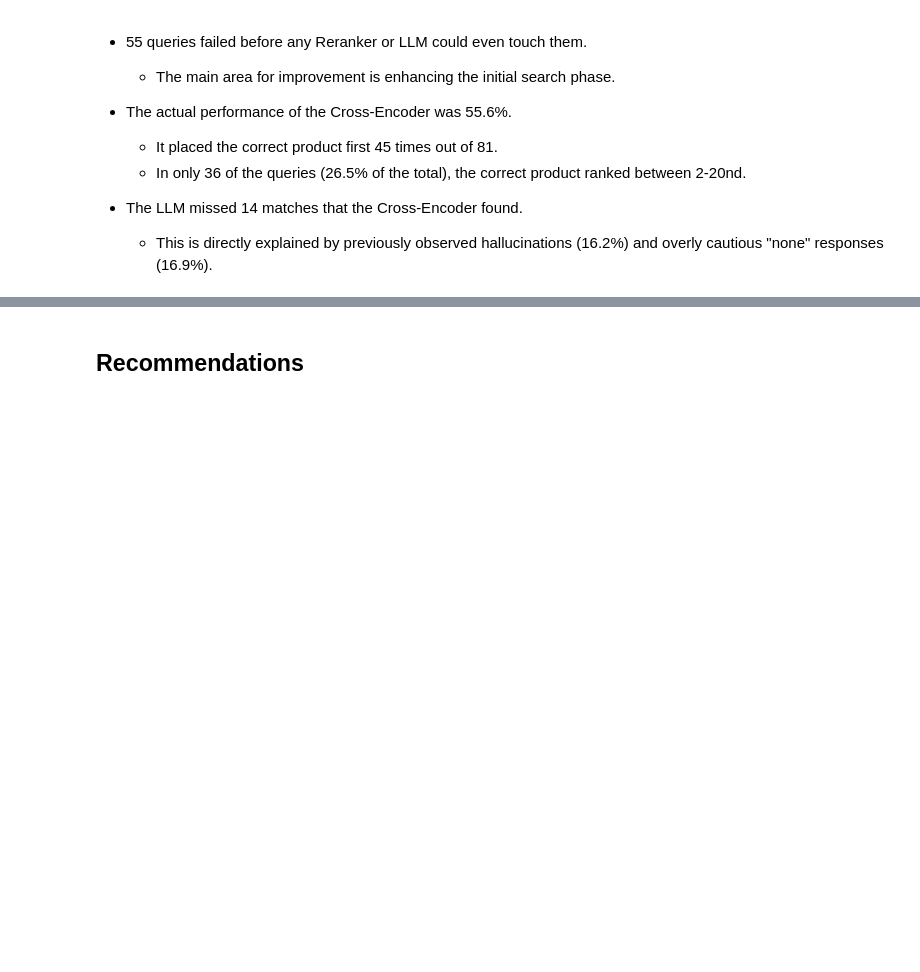
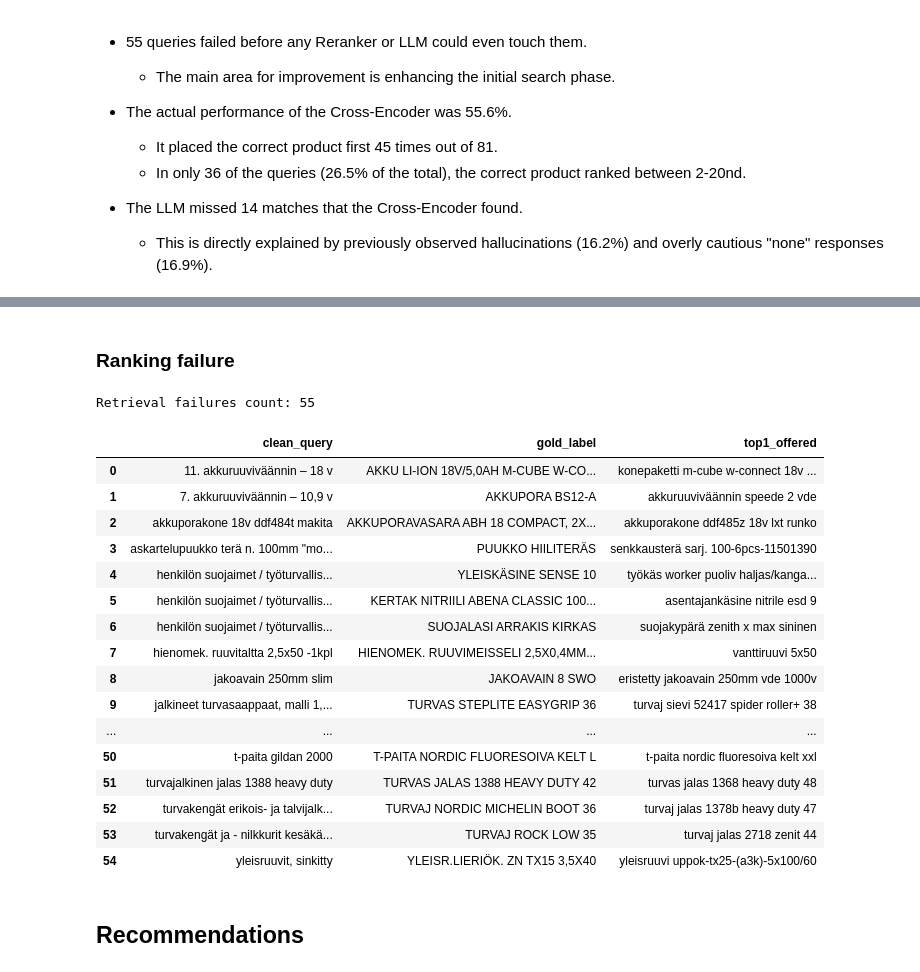
Before and after one commit to lepistsa-uni/semantic-product-search, a Jupyter notebook: notebooks/10_error_analysis.ipynb, the cells around one changed output, grey strips where cells are left out. Drawn from its saved outputs; the diff is of its cells as text; code cells hidden in the pictures; blank space fills up the shorter version.

```diff
--- a/notebooks/10_error_analysis.ipynb
+++ b/notebooks/10_error_analysis.ipynb
@@ -212,3 +352,40 @@ plt.show()
+# %% [markdown]
+### Ranking failure
+# %%
+retrieval_fail_queries = df_funnel[~df_funnel['in_hybrid_top20']]['clean_query']
+retrieval_errors = []
+for q in retrieval_fail_queries:
+    q_rows = reranked_top20[reranked_top20['clean_query'] == q]
+    gold_label = df_funnel[df_funnel['clean_query'] == q]['gold_label'].values[0]
+    top1_label = q_rows[q_rows['rank'] == 1]['clean_label'].values[0] if not q_rows.empty else 'None'
+
+    retrieval_errors.append({
+        'clean_query': q,
+        'gold_label': gold_label,
+        'top1_offered': top1_label
+    })
+df_retrieval_errors = pd.DataFrame(retrieval_errors)
+print(f"Retrieval failures count: {len(df_retrieval_errors)}")
+df_retrieval_errors
+# %% [output]
+Retrieval failures count: 55
+|  | clean_query | gold_label | top1_offered |
+| 0 | 11. akkuruuviväännin – 18 v | AKKU LI-ION 18V/5,0AH M-CUBE W-CO... | konepaketti m-cube w-connect 18v ... |
+| 1 | 7. akkuruuviväännin – 10,9 v | AKKUPORA BS12-A | akkuruuviväännin speede 2 vde |
+| 2 | akkuporakone 18v ddf484t makita | AKKUPORAVASARA ABH 18 COMPACT, 2X... | akkuporakone ddf485z 18v lxt runko |
+| 3 | askartelupuukko terä n. 100mm "mo... | PUUKKO HIILITERÄS | senkkausterä sarj. 100-6pcs-11501390 |
+| 4 | henkilön suojaimet / työturvallis... | YLEISKÄSINE SENSE 10 | työkäs worker puoliv haljas/kanga... |
+| 5 | henkilön suojaimet / työturvallis... | KERTAK NITRIILI ABENA CLASSIC 100... | asentajankäsine nitrile esd 9 |
+| 6 | henkilön suojaimet / työturvallis... | SUOJALASI ARRAKIS KIRKAS | suojakypärä zenith x max sininen |
+| 7 | hienomek. ruuvitaltta 2,5x50 -1kpl | HIENOMEK. RUUVIMEISSELI 2,5X0,4MM... | vanttiruuvi 5x50 |
+| 8 | jakoavain 250mm slim | JAKOAVAIN 8 SWO | eristetty jakoavain 250mm vde 1000v |
+| 9 | jalkineet turvasaappaat, malli 1,... | TURVAS STEPLITE EASYGRIP 36 | turvaj sievi 52417 spider roller+ 38 |
+| ... | ... | ... | ... |
+| 50 | t-paita gildan 2000 | T-PAITA NORDIC FLUORESOIVA KELT L | t-paita nordic fluoresoiva kelt xxl |
+| 51 | turvajalkinen jalas 1388 heavy duty | TURVAS JALAS 1388 HEAVY DUTY 42 | turvas jalas 1368 heavy duty 48 |
+| 52 | turvakengät erikois- ja talvijalk... | TURVAJ NORDIC MICHELIN BOOT 36 | turvaj jalas 1378b heavy duty 47 |
+| 53 | turvakengät ja - nilkkurit kesäkä... | TURVAJ ROCK LOW 35 | turvaj jalas 2718 zenit 44 |
+| 54 | yleisruuvit, sinkitty | YLEISR.LIERIÖK. ZN TX15 3,5X40 | yleisruuvi uppok-tx25-(a3k)-5x100/60 |
 # %% [markdown]
 ## Recommendations
 # %% [markdown]
```
Also changed, not shown: parts of 8 cells of this notebook.
